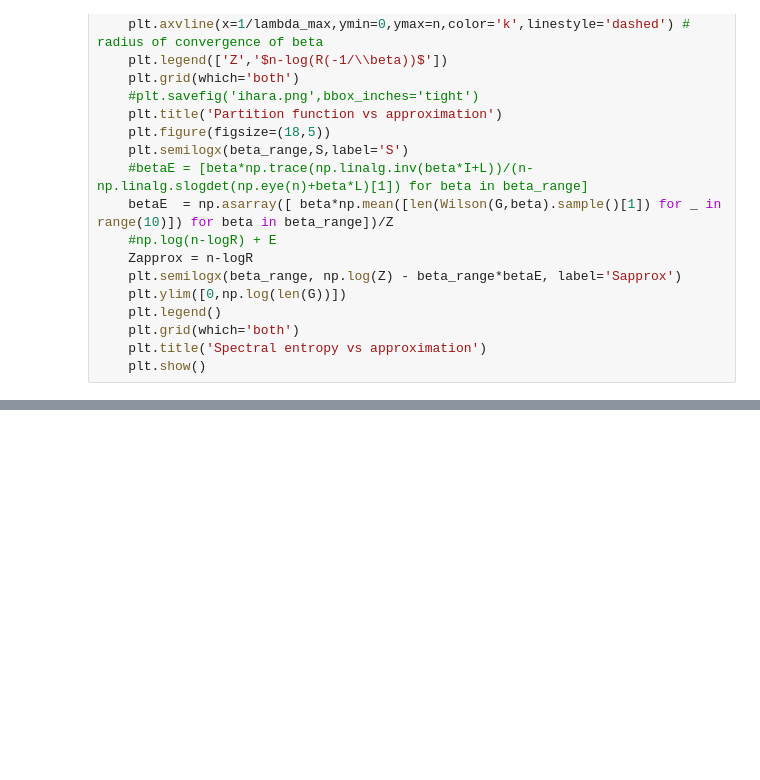
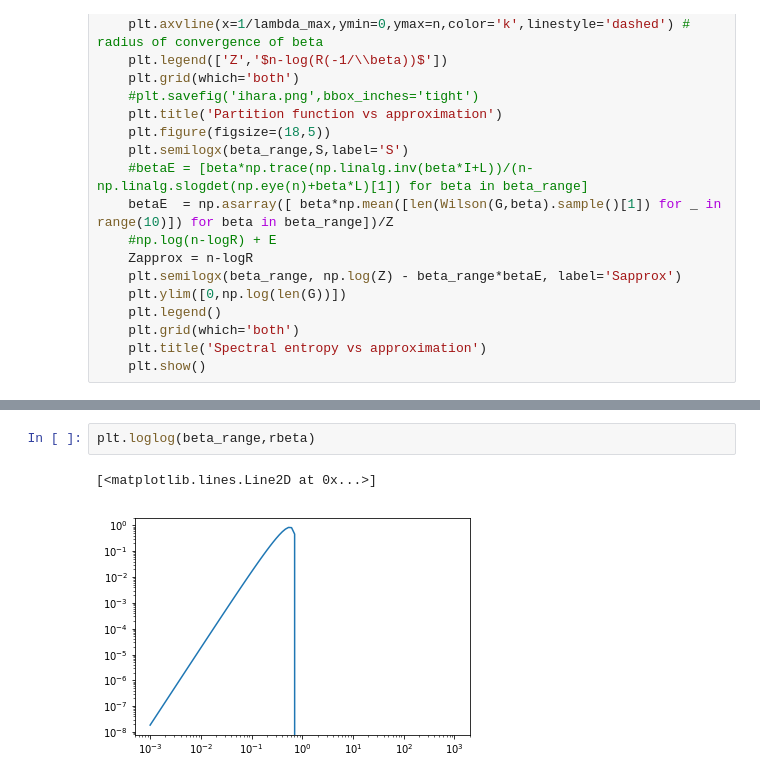
Before and after one commit to CarloNicolini/wilson, a Jupyter notebook: experiment_wilson.ipynb, the cells around one changed output, grey strips where cells are left out. Cells and saved outputs as stored; diff of their text form; blank space fills up the shorter version.

```diff
--- a/experiment_wilson.ipynb
+++ b/experiment_wilson.ipynb
@@ -247,0 +227,5 @@ np.trace(nx.normalized_laplacian_matrix(G).toarray())
+# %%
+plt.loglog(beta_range,rbeta)
+# %% [output]
+[<matplotlib.lines.Line2D at 0x...>]
+[figure, added]
```
Also changed, not shown: parts of 25 cells of this notebook.
